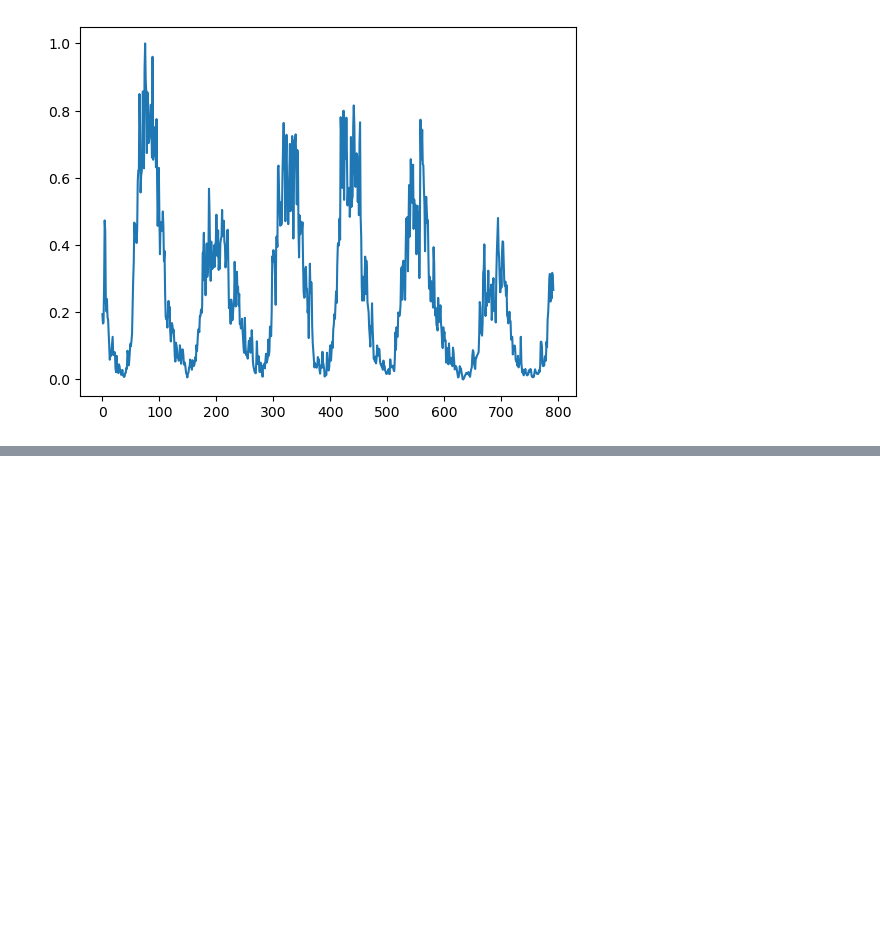
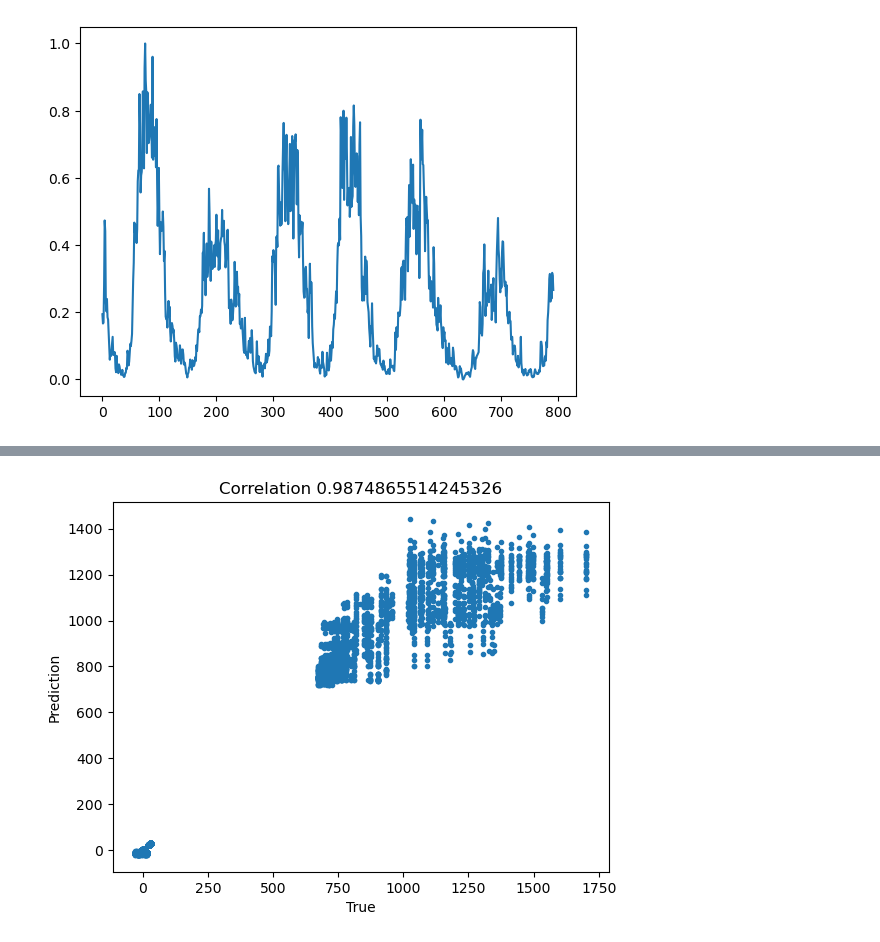
Before and after one commit to heraclixus/Ocean_TimeSeries_Graph, a Jupyter notebook: src/visualize.ipynb, the cells around one changed output, grey strips where cells are left out. Drawn from its saved outputs; the diff is of its cells as text; code cells hidden in the pictures; blank space fills up the shorter version.

```diff
--- a/src/visualize.ipynb
+++ b/src/visualize.ipynb
@@ -96,0 +128,4 @@ IndexError: tuple index out of range
+# %%
+plot_scatter(test_pred, test_true)
+# %% [output]
+[figure, added]
```
Also changed, not shown: parts of 5 cells of this notebook, 3 other files.
